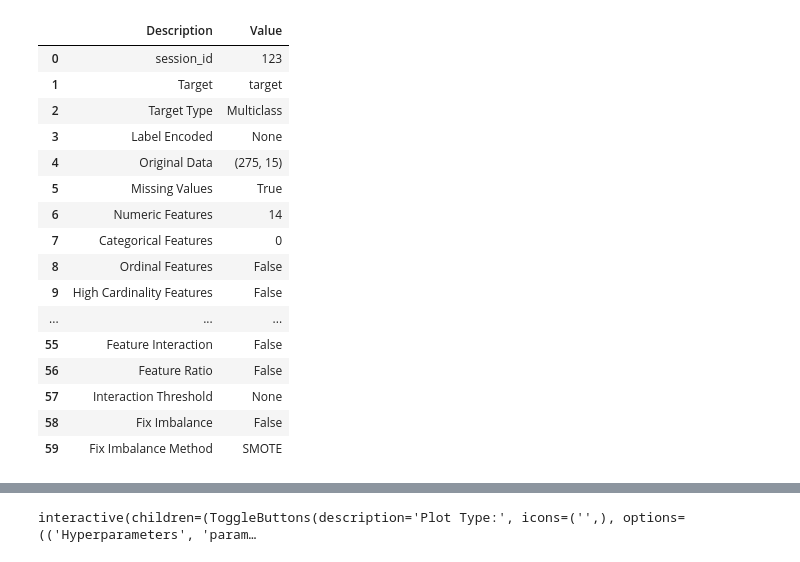
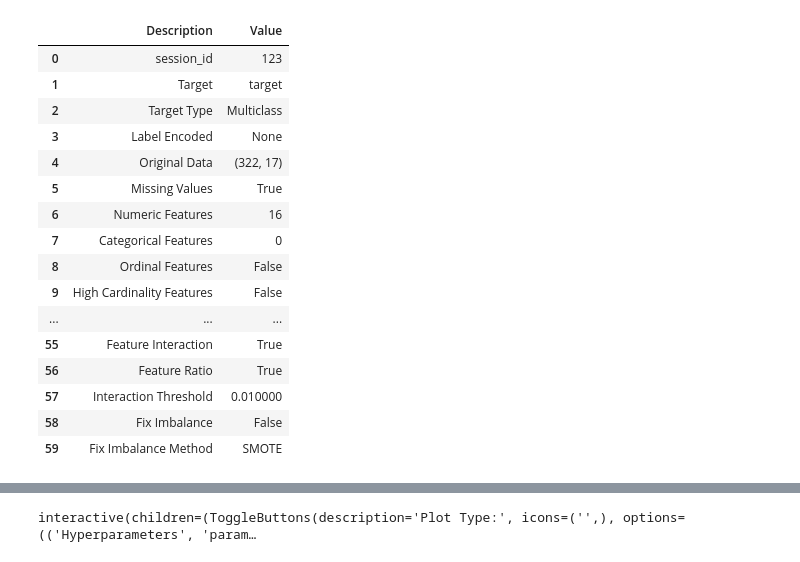
Before and after one commit to ido-tzhori/halftime, a Jupyter notebook: pycaret_profit_tester.ipynb, the cells around one changed output, grey strips where cells are left out. Drawn from its saved outputs; the diff is of its cells as text; code cells hidden in the pictures.

```diff
--- a/pycaret_profit_tester.ipynb
+++ b/pycaret_profit_tester.ipynb
@@ -24,7 +24,7 @@ def kelly(p, b, weight):
     return stake if stake > 0.0 else 'no value'
 # %%
 today = f"{datetime.now():%Y%m%d}"
-setup_df = pd.read_csv(f'data_{today}.csv', index_col = [0])
-setup_df = setup_df[setup_df['odds_checker_sum'] > 1.02]
+setup_df = pd.read_csv(f'data_20220911.csv', index_col = [0])
+setup_df = setup_df[setup_df['odds_checker_sum'] > 1.03]
 print(setup_df.shape)
 # %% [output]
@@ -32,4 +51,4 @@ print(setup_df.shape)
 # %%
-setup_df = setup_df[['Expected goals (xG)', 'Total shots', 'Big chances','Accurate passes percentage',
-        'xG on target (xGOT)', 'Passes', 'Own half', 'Opposition half','Red cards','score', 'posession',
+setup_df = setup_df[['Expected goals (xG)','Shots on target', 'Total shots', 'Big chances','Accurate passes percentage',
+        'xG on target (xGOT)', 'Passes', 'Own half', 'Opposition half','Red cards','score', 'posession', 'odds_checker_sum',
         '0', '1', '2','target']]
@@ -52,22 +71,23 @@ setup_df
 # %%
-grid = setup(data=setup_df, target='target', session_id = 123)
-#             ignore_features = ['full_odds'])
+grid = setup(data = setup_df, target='target', session_id = 123,
+            polynomial_features = True, feature_interaction = True,
+            feature_ratio = True, trigonometry_features = True, create_clusters = True)
 # %% [output]
 |  | Description | Value |
 | 0 | session_id | 123 |
 | 1 | Target | target |
 | 2 | Target Type | Multiclass |
 | 3 | Label Encoded | None |
-| 4 | Original Data | (275, 15) |
+| 4 | Original Data | (322, 17) |
 | 5 | Missing Values | True |
-| 6 | Numeric Features | 14 |
+| 6 | Numeric Features | 16 |
 | 7 | Categorical Features | 0 |
 | 8 | Ordinal Features | False |
 | 9 | High Cardinality Features | False |
 | ... | ... | ... |
-| 55 | Feature Interaction | False |
-| 56 | Feature Ratio | False |
-| 57 | Interaction Threshold | None |
+| 55 | Feature Interaction | True |
+| 56 | Feature Ratio | True |
+| 57 | Interaction Threshold | 0.010000 |
 | 58 | Fix Imbalance | False |
 | 59 | Fix Imbalance Method | SMOTE |
 # %%
```
Also changed, not shown: parts of 14 cells of this notebook, 7 other files.
